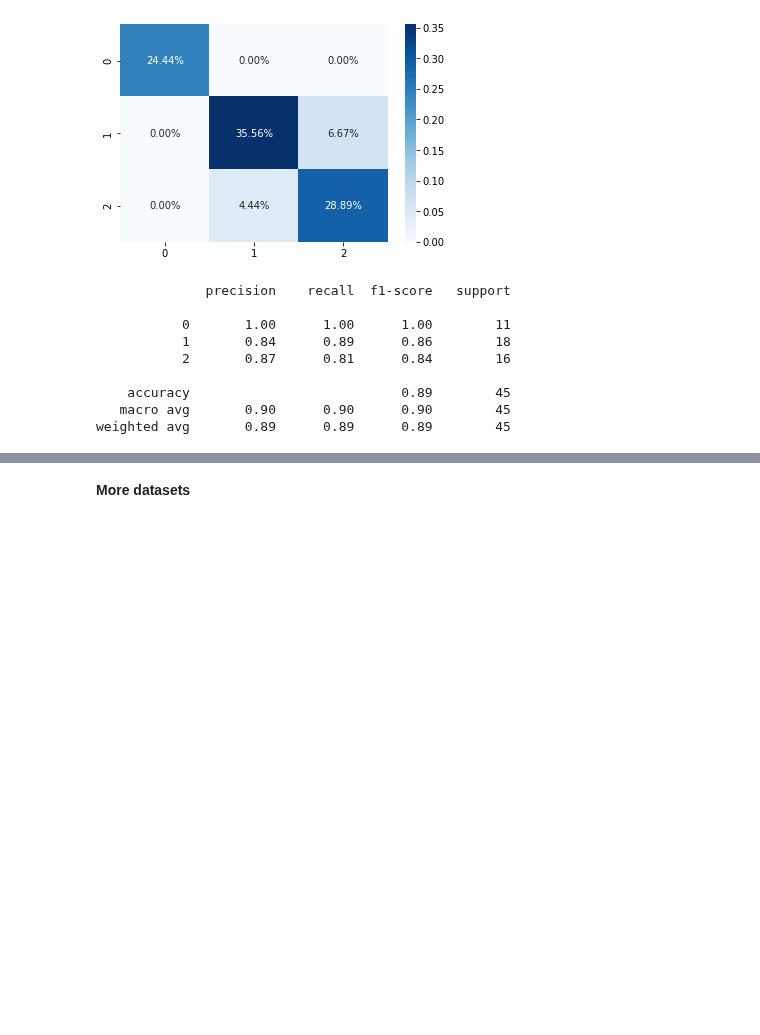
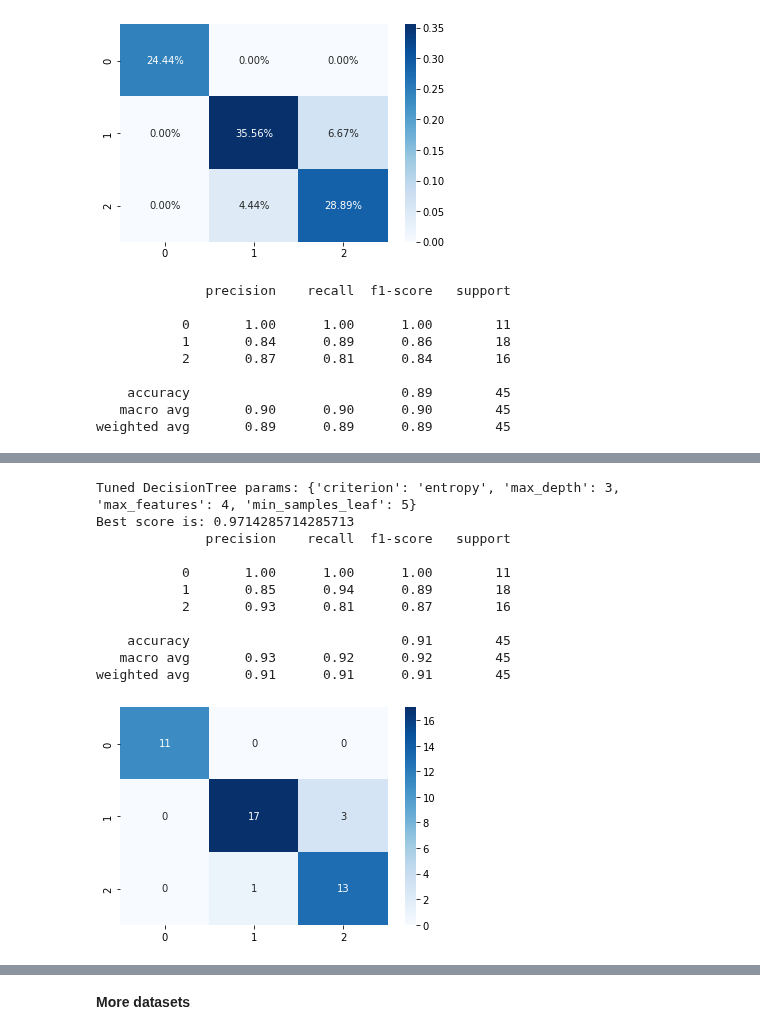
Before and after one commit to clizarraga-UAD7/Notebooks, a Jupyter notebook: ML_Classification.ipynb, the cells around one changed output, grey strips where cells are left out. Drawn from its saved outputs; the diff is of its cells as text; code cells hidden in the pictures; blank space fills up the shorter version.

```diff
--- a/ML_Classification.ipynb
+++ b/ML_Classification.ipynb
@@ -316,0 +334,60 @@ Test set score: 0.89
+# %%
+# DecisionTreeClassifier
+
+# Import frequent needed libraries
+import pandas as pd
+import numpy as np
+import matplotlib.pyplot as plt
+import seaborn as sns
+from scipy.stats import randint
+
+# Import libraries from Scikit-Learn for Classification problems
+from sklearn.tree import DecisionTreeClassifier
+from sklearn.model_selection import RandomizedSearchCV
+from sklearn.model_selection import train_test_split
+from sklearn.metrics import classification_report
+
+# Load Iris dataset from Scikit-Learn
+from sklearn.datasets import load_iris
+iris_dataset = load_iris()
+
+# Step 1: Split data intro (70%)train and (30%) test sets.
+X = iris_dataset['data']
+y = iris_dataset['target']
+
+X_train, X_test, y_train, y_test = train_test_split(
+    iris_dataset['data'], iris_dataset['target'], test_size=0.3, random_state=41)
+
+# Simple steps for building a machine learning model
+
+# Define a grid in hyperparameter space
+param_dist = { 'max_depth': [3, None],
+              'max_features' : randint(1,9),
+              'min_samples_leaf' : randint(1,9),
+              'criterion' : ['gini', 'entropy']}
+
+# Instantiate the model
+tree = DecisionTreeClassifier()
+
+# Instantiate the RandomSearchCV
+tree_cv = RandomizedSearchCV(tree, param_dist, cv=5)
+
+# Fit model to data
+tree_cv.fit(X_train, y_train)
+
+# See the performance of the model
+print("Tuned DecisionTree params: {}".format(tree_cv.best_params_))
+print("Best score is: {}".format(tree_cv.best_score_))
+
+y_pred = tree_cv.predict(X_test)
+
+# Evaluate Model
+cm = confusion_matrix(y_pred, y_test)
+
+# Annotated & Normalized Heat Map
+#sns.heatmap(cm/np.sum(cm), annot=True, fmt='.2%', cmap='Blues');
+sns.heatmap(cm, annot=True, cmap='Blues');
+
+# Print performance metrics
+print(classification_report(y_test, y_pred))
+# %% [output]
@@ -316,0 +412,12 @@ Test set score: 0.89
+Tuned DecisionTree params: {'criterion': 'entropy', 'max_depth': 3, 'max_features': 4, 'min_samples_leaf': 5}
+Best score is: 0.9714285714285713
+              precision    recall  f1-score   support
+
+           0       1.00      1.00      1.00        11
+           1       0.85      0.94      0.89        18
+           2       0.93      0.81      0.87        16
+
+    accuracy                           0.91        45
+   macro avg       0.93      0.92      0.92        45
+weighted avg       0.91      0.91      0.91        45
+[figure, added]
```
Also changed, not shown: parts of 12 cells of this notebook.
